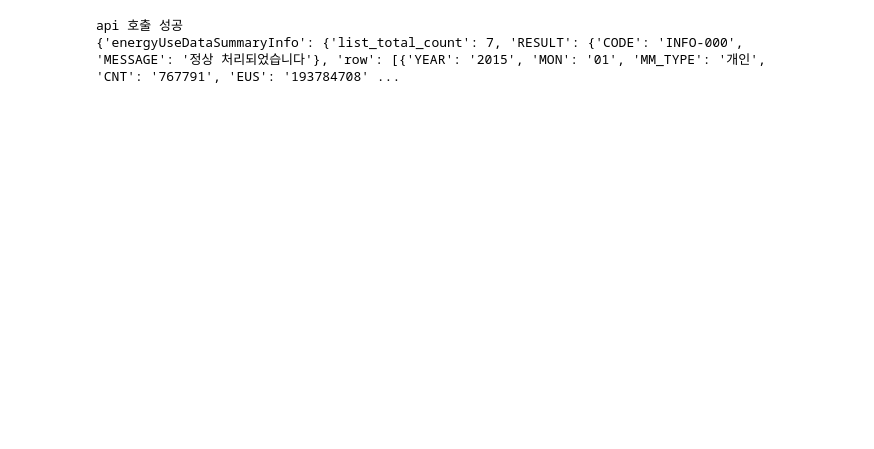
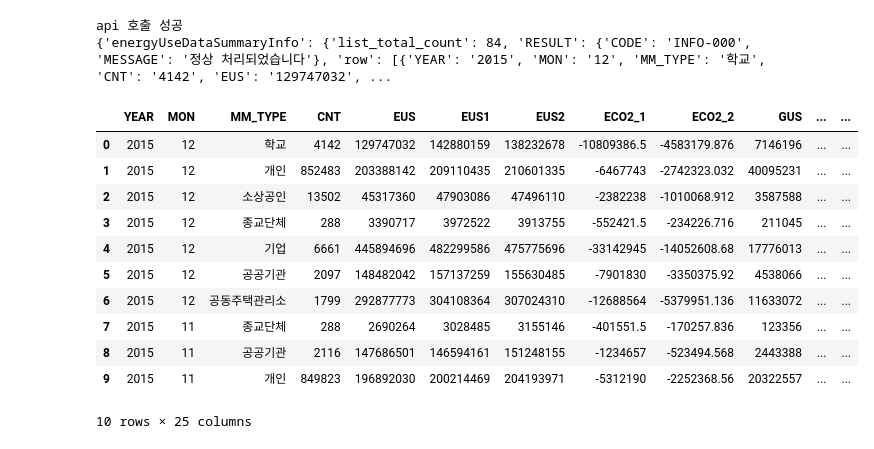
Before and after one commit to parkyonguon/Data-Analysis-with-Open-Source, a Jupyter notebook: Untitled0.ipynb, the cells around one changed output. Saved outputs shown, nothing was run; the diff lists cells and outputs as text; code cells hidden in the pictures; blank space fills up the shorter version.

```diff
--- a/Untitled0.ipynb
+++ b/Untitled0.ipynb
@@ -3,6 +23,7 @@
 # %%
 import requests
-url = "http://openapi.seoul.go.kr:8088/444d734d6870617238365454656e4b/json/energyUseDataSummaryInfo/1/5/2015/01"
+import json
+url = "http://openapi.seoul.go.kr:8088/444d734d6870617238365454656e4b/json/energyUseDataSummaryInfo/1/10/2015"
 
 params = {
     'serviceKey': 'api_key',
@@ -21,4 +42,22 @@ else:
     print(f"API 호출 실패: {response.status_code}")
 # %% [output]
 api 호출 성공
-{'energyUseDataSummaryInfo': {'list_total_count': 7, 'RESULT': {'CODE': 'INFO-000', 'MESSAGE': '정상 처리되었습니다'}, 'row': [{'YEAR': '2015', 'MON': '01', 'MM_TYPE': '개인', 'CNT': '767791', 'EUS': '193784708' ...
+{'energyUseDataSummaryInfo': {'list_total_count': 84, 'RESULT': {'CODE': 'INFO-000', 'MESSAGE': '정상 처리되었습니다'}, 'row': [{'YEAR': '2015', 'MON': '12', 'MM_TYPE': '학교', 'CNT': '4142', 'EUS': '129747032', ...
+# %%
+import pandas as pd
+data=response.json()['energyUseDataSummaryInfo']['row']
+df = pd.DataFrame(data)
+df
+# %% [output]
+|  | YEAR | MON | MM_TYPE | CNT | EUS | EUS1 | EUS2 | ECO2_1 | ECO2_2 | GUS | ... | ... |
+| 0 | 2015 | 12 | 학교 | 4142 | 129747032 | 142880159 | 138232678 | -10809386.5 | -4583179.876 | 7146196 | ... | ... |
+| 1 | 2015 | 12 | 개인 | 852483 | 203388142 | 209110435 | 210601335 | -6467743 | -2742323.032 | 40095231 | ... | ... |
+| 2 | 2015 | 12 | 소상공인 | 13502 | 45317360 | 47903086 | 47496110 | -2382238 | -1010068.912 | 3587588 | ... | ... |
+| 3 | 2015 | 12 | 종교단체 | 288 | 3390717 | 3972522 | 3913755 | -552421.5 | -234226.716 | 211045 | ... | ... |
+| 4 | 2015 | 12 | 기업 | 6661 | 445894696 | 482299586 | 475775696 | -33142945 | -14052608.68 | 17776013 | ... | ... |
+| 5 | 2015 | 12 | 공공기관 | 2097 | 148482042 | 157137259 | 155630485 | -7901830 | -3350375.92 | 4538066 | ... | ... |
+| 6 | 2015 | 12 | 공동주택관리소 | 1799 | 292877773 | 304108364 | 307024310 | -12688564 | -5379951.136 | 11633072 | ... | ... |
+| 7 | 2015 | 11 | 종교단체 | 288 | 2690264 | 3028485 | 3155146 | -401551.5 | -170257.836 | 123356 | ... | ... |
+| 8 | 2015 | 11 | 공공기관 | 2116 | 147686501 | 146594161 | 151248155 | -1234657 | -523494.568 | 2443388 | ... | ... |
+| 9 | 2015 | 11 | 개인 | 849823 | 196892030 | 200214469 | 204193971 | -5312190 | -2252368.56 | 20322557 | ... | ... |
+10 rows × 25 columns
```
Also changed, not shown: parts of 2 cells of this notebook.
